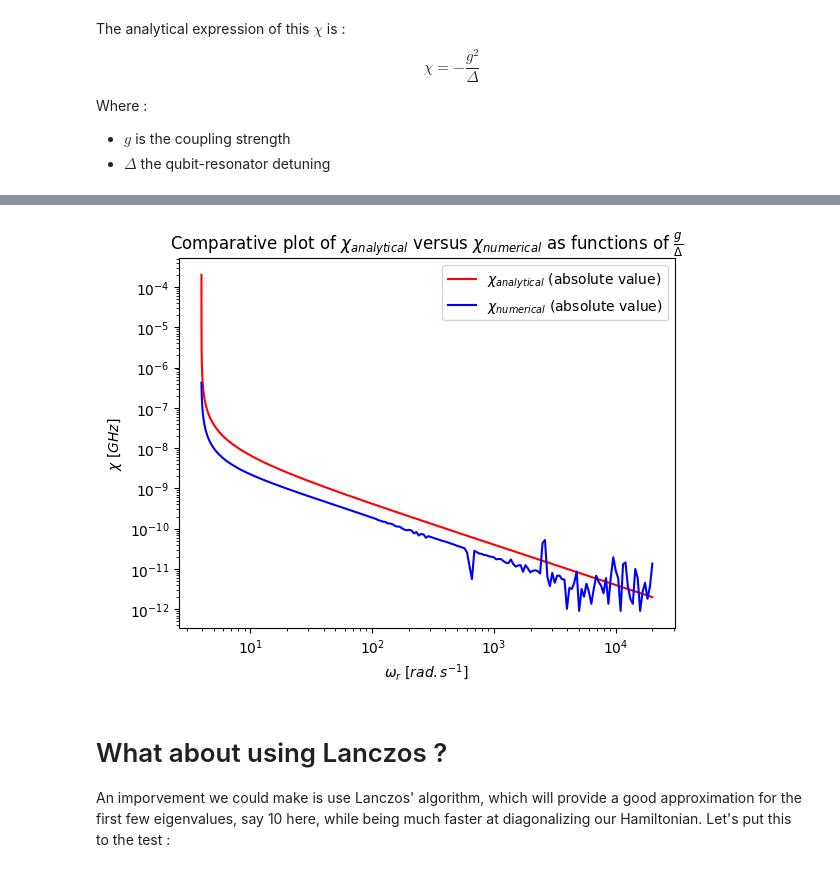
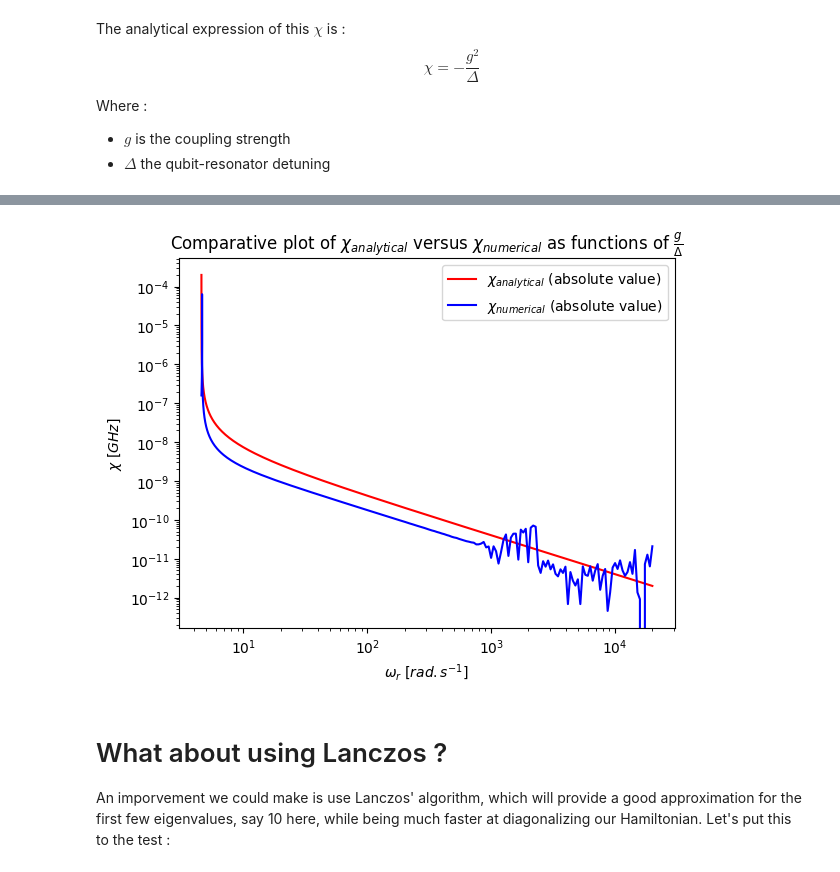
Before and after one commit to GabrielVandersippe/TR-informatique-quantique, a Jupyter notebook: find_chi_transmon_readout.ipynb, the cells around one changed output, grey strips where cells are left out. Drawn from its saved outputs; the diff is of its cells as text; code cells hidden in the pictures.

```diff
--- a/find_chi_transmon_readout.ipynb
+++ b/find_chi_transmon_readout.ipynb
@@ -163,37 +176,43 @@ plt.show()
 # %%
+ECT = 0.5
+ECR = 0.5
+EJ = 5
+ECoup = 5e-5
+
 ## ==== Omega Representation ====
-
+omega_q = np.sqrt(8 * EJ * ECT) - ECT
+g = 4*ECoup
 Omega_r = [omega_q - g/god for god in G_over_delta]
 
 Chi_numerical = []
 Chi_analytical = []
 
 for omega_r in Omega_r:
     Delta = omega_q - omega_r
     EL = omega_r**2 / (8 * ECR)
 
     Chi_numerical.append(find_chi(ECT, ECR, ECoup, EJ, EL, resonator_trunc=20))
 
     Chi_analytical.append(chi_analytical(Delta, g))
 
 fig, ax = plt.subplots()
 
 ax.plot(Omega_r, np.abs(Chi_analytical), c="r")
 ax.plot(Omega_r, np.abs(Chi_numerical), c="b")
 ax.legend(
     [r"$\chi_{analytical}$ (absolute value)", r"$\chi_{numerical}$ (absolute value)"]
 )
 ax.set(
     xlabel=r"$\omega_r$ $[rad.s^{-1}]$",
     ylabel=r"$\chi \ [GHz]$",
     title=r"Comparative plot of $\chi_{analytical}$ versus $\chi_{numerical}$ as functions of $\frac {g} {\Delta}$",
     xscale="log",
     yscale="log",
 )
 
 plt.show()
 # %% [output]
-[figure, old version]
+[figure, new version]
 # %% [markdown]
 # What about using Lanczos ?
 An imporvement we could make is use Lanczos' algorithm, which will provide a good approximation for the first few eigenvalues, say 10 here, while being much faster at diagonalizing our Hamiltonian. Let's put this to the test :
```
Also changed, not shown: parts of 3 cells of this notebook, 1 other file.
